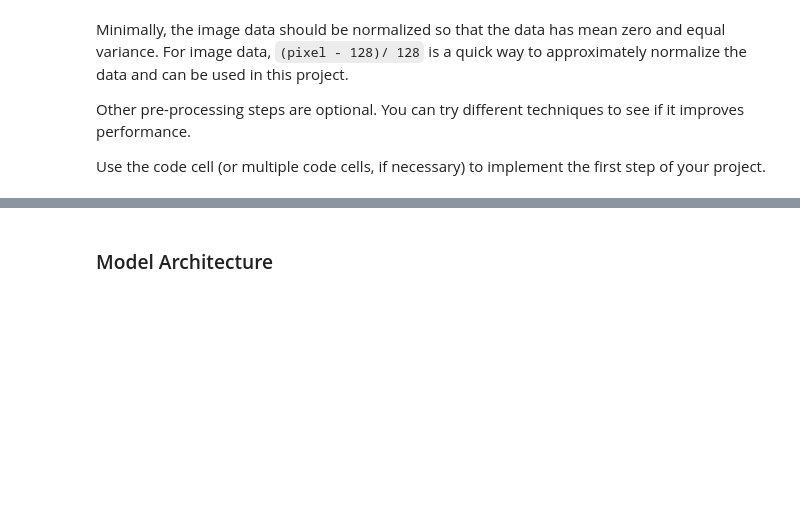
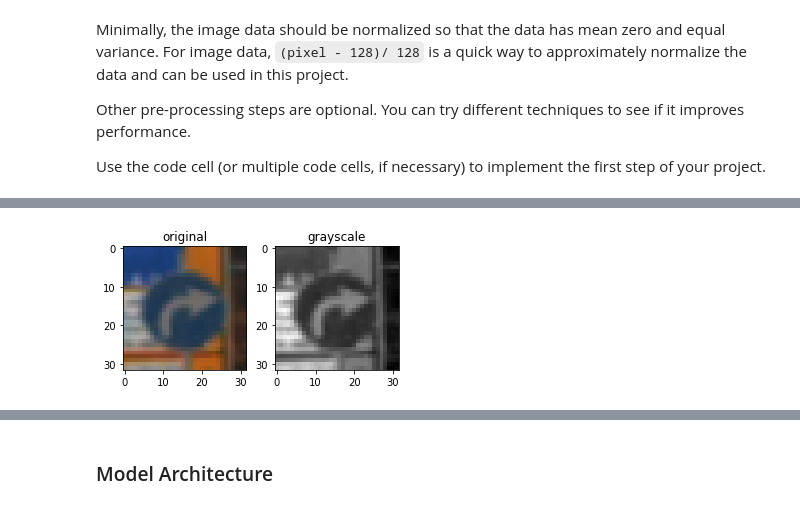
Before and after one commit to shunjilin/UdacityCarNDTrafficSignClassifier, a Jupyter notebook: Traffic_Sign_Classifier.ipynb, the cells around one changed output, grey strips where cells are left out. Drawn from its saved outputs; the diff is of its cells as text; code cells hidden in the pictures; blank space fills up the shorter version.

```diff
--- a/Traffic_Sign_Classifier.ipynb
+++ b/Traffic_Sign_Classifier.ipynb
@@ -158,0 +190,26 @@ Use the code cell (or multiple code cells, if necessary) to implement the first
+# %%
+# convert image array from rgb to grayscale
+def rgb2gray_image(rgb_image):
+    return np.mean(rgb_image, axis=2, keepdims=True)
+
+def rgb2gray_images(rgb_images):
+    return [ rgb2gray_image(image) for image in rgb_images ]
+
+# helper function to display grascale image of (width x height x 1) shape
+def display_grayscale(grayscale_image):
+    plt.imshow(np.resize(grayscale_image,
+                         (grayscale_image.shape[0],
+                         grayscale_image.shape[1])), cmap = 'gray')
+
+# test rgb to grayscale
+test_image = random.choice(X_train)
+fig = plt.figure(figsize=(5, 5))
+ax = fig.add_subplot(2.5, 2.5, 1)
+plt.imshow(test_image)
+ax.set_title('original')
+ax = fig.add_subplot(2.5, 2.5, 2)
+display_grayscale(rgb2gray_image(test_image))
+ax.set_title('grayscale')
+plt.show()
+# %% [output]
+[figure, added]
```
Also changed, not shown: parts of 16 cells of this notebook.
